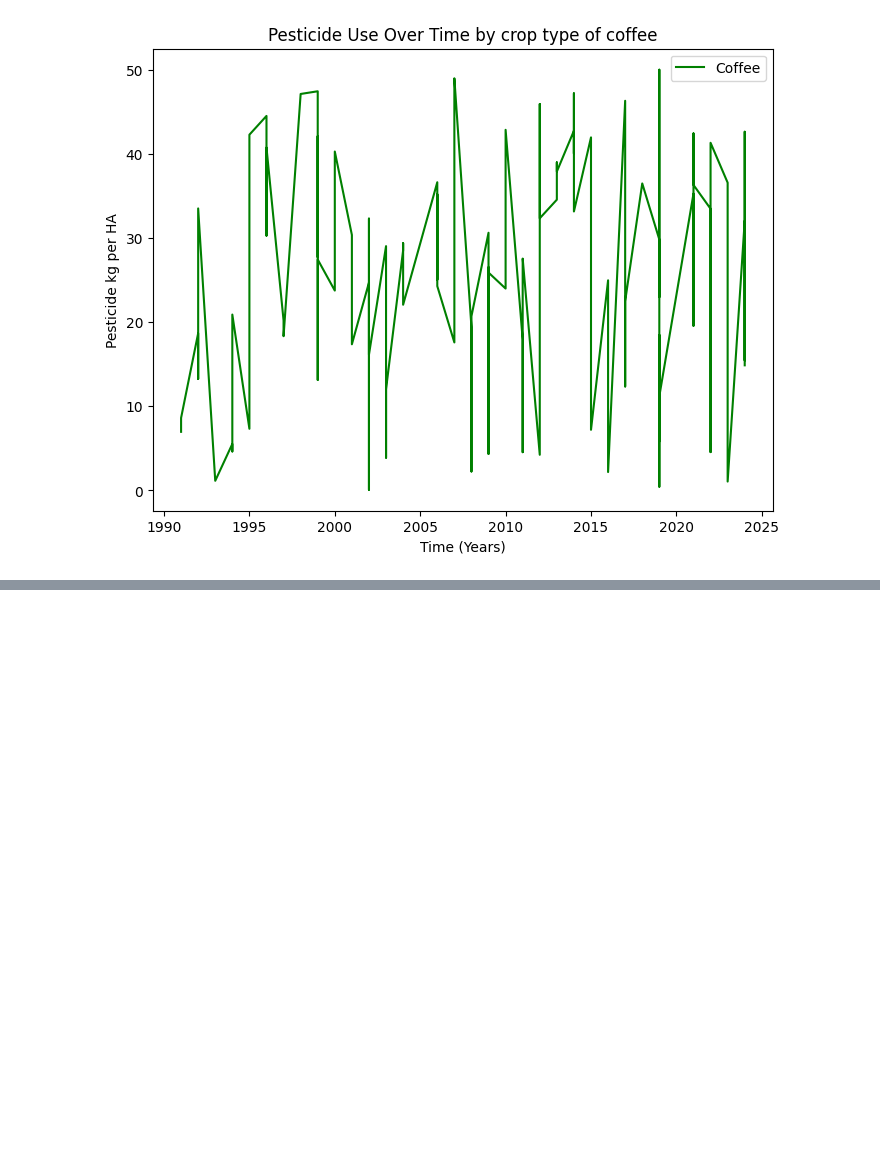
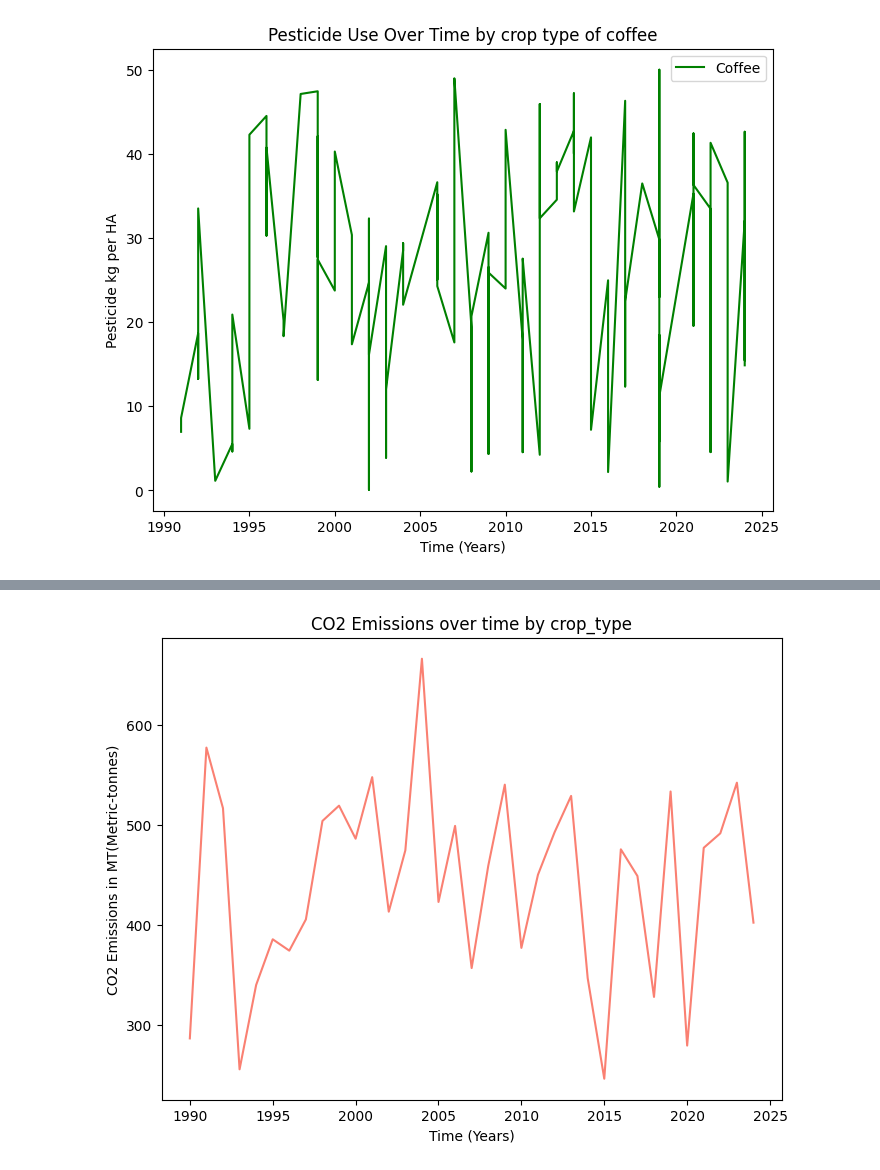
Before and after one commit to EdGonz44/Project-3, a Jupyter notebook: Reference_dfs.ipynb, the cells around one changed output, grey strips where cells are left out. Cells and saved outputs as stored; diff of their text form; code cells hidden in the pictures; blank space fills up the shorter version.

```diff
--- a/Reference_dfs.ipynb
+++ b/Reference_dfs.ipynb
@@ -257,0 +270,10 @@ plt.show()
+# %%
+#Consider the possibility that it would be better to include the total pesticide usage
+# each year by combining the values of all pesticide use in each year regardless of crop typej
+#as well as the values for CO2 emissions
+india_df
+grouped_holder = india_df.groupby('Year').agg({'Pesticide_Use_KG_per_HA': 'sum',
+                                               'CO2_Emissions_MT': 'sum'})
+india_grouped_df = grouped_holder.reset_index()
+
+india_grouped_df
@@ -257,0 +298,15 @@ plt.show()
+# %%
+#plot of co2 over time in india, all crops
+
+plt.figure(figsize=(8,6))
+
+plt.plot(india_grouped_df['Year'], india_grouped_df['CO2_Emissions_MT'], linestyle='-',
+         color='salmon')
+plt.title('CO2 Emissions over time by crop_type')
+plt.xlabel('Time (Years)')
+plt.ylabel('CO2 Emissions in MT(Metric-tonnes)')
+
+
+plt.show()
+# %% [output]
+[figure, added]
```
Also changed, not shown: parts of 7 cells of this notebook.
